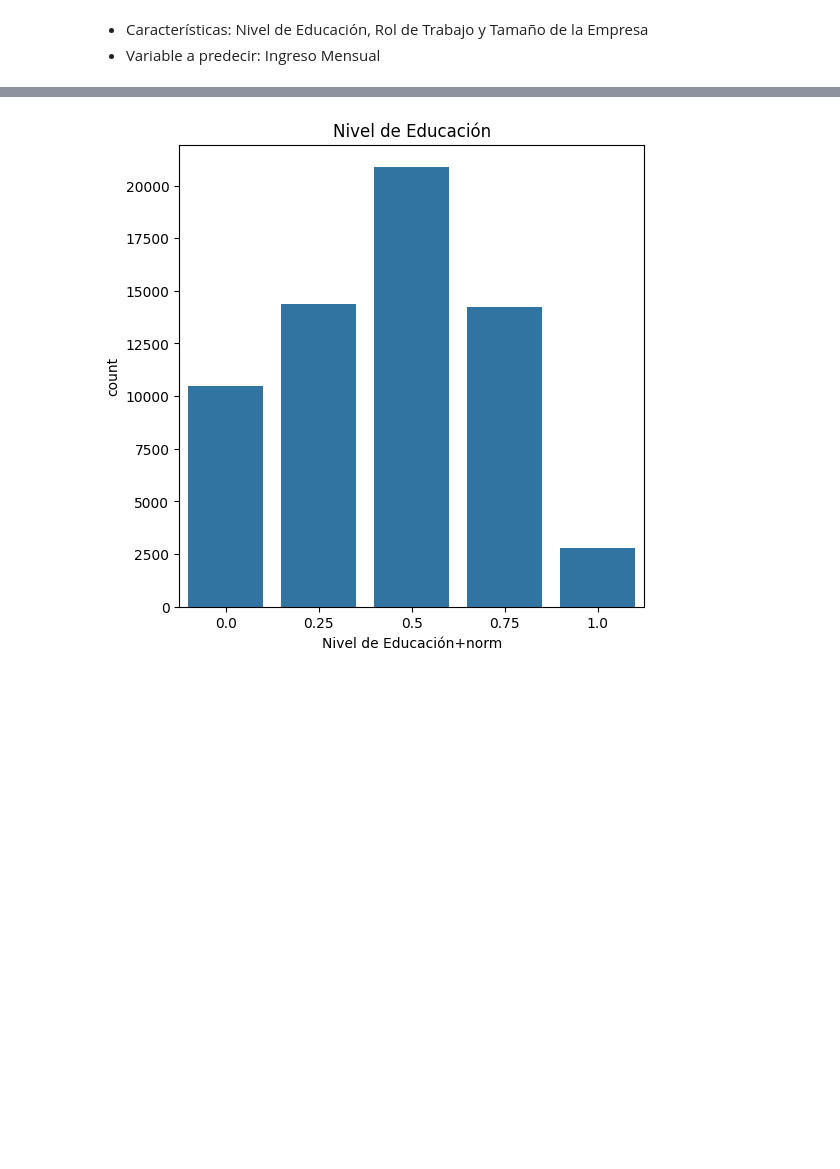
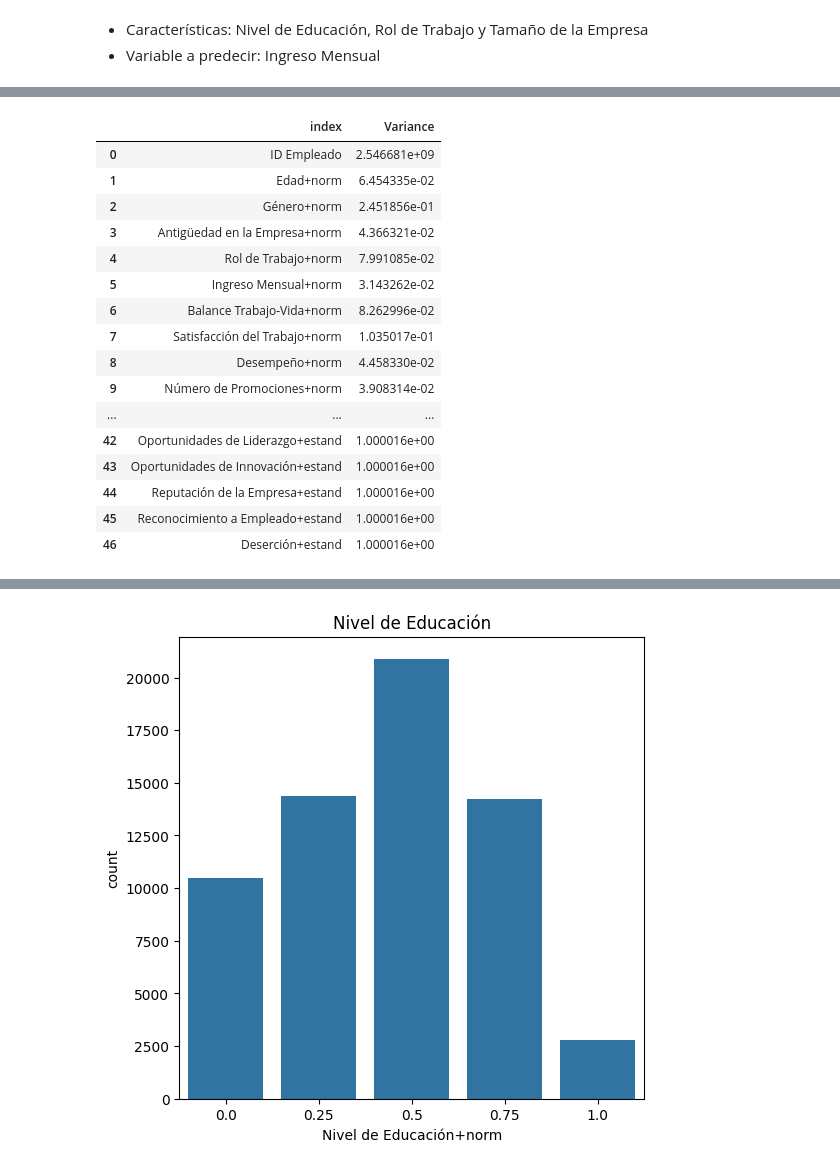
Before and after one commit to equipoPI/EDADesersionEmpleados, a Jupyter notebook: ComparativaAlgoritmos.ipynb, the cells around one changed output, grey strips where cells are left out. Drawn from its saved outputs; the diff is of its cells as text; code cells hidden in the pictures; blank space fills up the shorter version.

```diff
--- a/ComparativaAlgoritmos.ipynb
+++ b/ComparativaAlgoritmos.ipynb
@@ -33,0 +39,23 @@ memory usage: 33.5 MB
+# %%
+var_df = pd.DataFrame(df.var())
+var_df.columns=['Variance']
+var_df.reset_index(inplace=True)
+var_df
+# %% [output]
+|  | index | Variance |
+| 0 | ID Empleado | 2.546681e+09 |
+| 1 | Edad+norm | 6.454335e-02 |
+| 2 | Género+norm | 2.451856e-01 |
+| 3 | Antigüedad en la Empresa+norm | 4.366321e-02 |
+| 4 | Rol de Trabajo+norm | 7.991085e-02 |
+| 5 | Ingreso Mensual+norm | 3.143262e-02 |
+| 6 | Balance Trabajo-Vida+norm | 8.262996e-02 |
+| 7 | Satisfacción del Trabajo+norm | 1.035017e-01 |
+| 8 | Desempeño+norm | 4.458330e-02 |
+| 9 | Número de Promociones+norm | 3.908314e-02 |
+| ... | ... | ... |
+| 42 | Oportunidades de Liderazgo+estand | 1.000016e+00 |
+| 43 | Oportunidades de Innovación+estand | 1.000016e+00 |
+| 44 | Reputación de la Empresa+estand | 1.000016e+00 |
+| 45 | Reconocimiento a Empleado+estand | 1.000016e+00 |
+| 46 | Deserción+estand | 1.000016e+00 |
```
Also changed, not shown: parts of 65 cells of this notebook.
